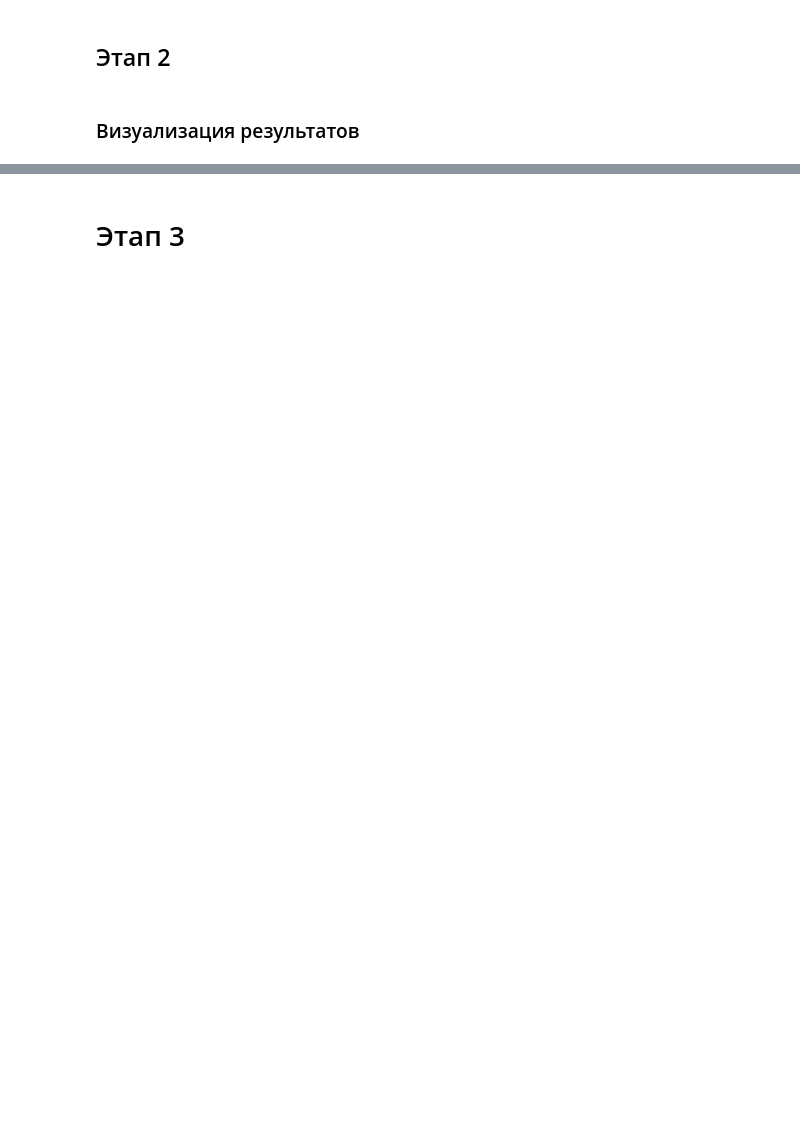
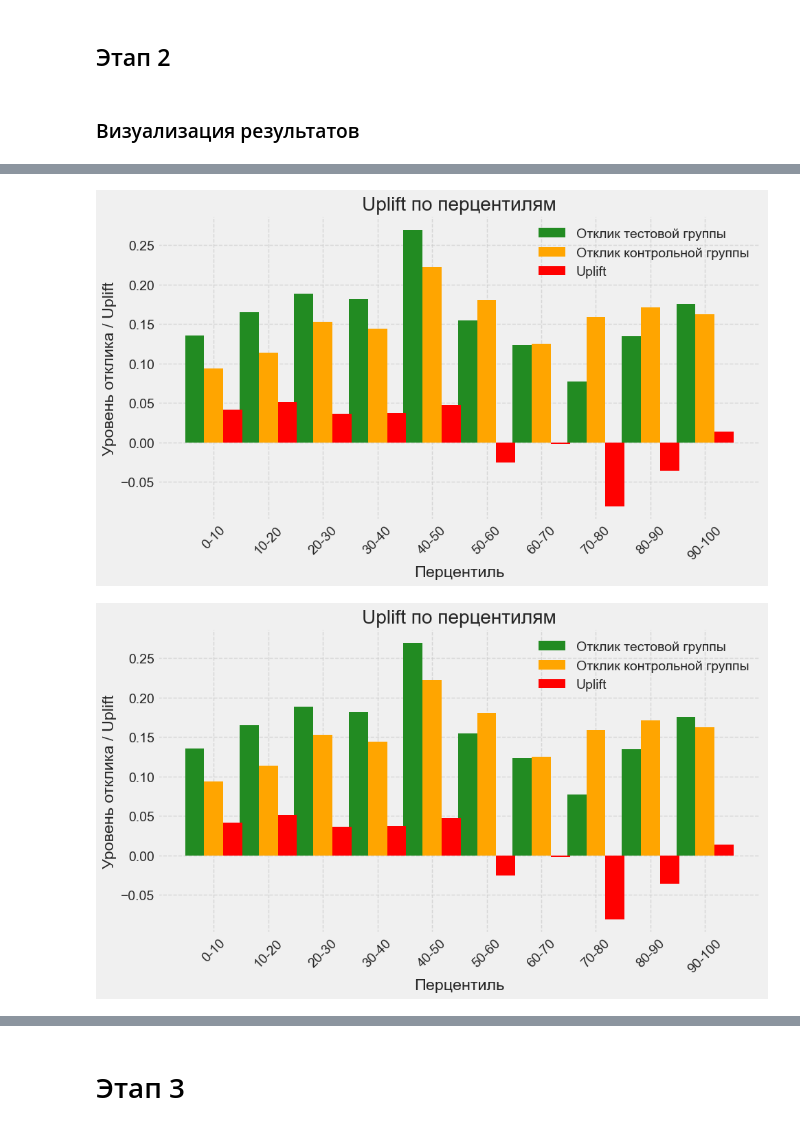
Before and after one commit to koranevskiy/mle-uplift-sprint-5, a Jupyter notebook: final_project_template.ipynb, the cells around one changed output, grey strips where cells are left out. Cells and saved outputs as stored; diff of their text form; code cells hidden in the pictures; blank space fills up the shorter version.

```diff
--- a/final_project_template.ipynb
+++ b/final_project_template.ipynb
@@ -906,0 +1058,7 @@ from utils import custom_uplift_by_percentile
+# %%
+custom_uplift_by_percentile(y_true=y_test, uplift=uplift_pred, treatment=T_test.replace({'control': 0, 'treatment': 1}), kind='bar',
+    bins=10,
+    title='Uplift по перцентилям' )
+# %% [output]
+[figure, added]
+[figure, added]
```
Also changed, not shown: parts of 22 cells of this notebook, 2 other files.
